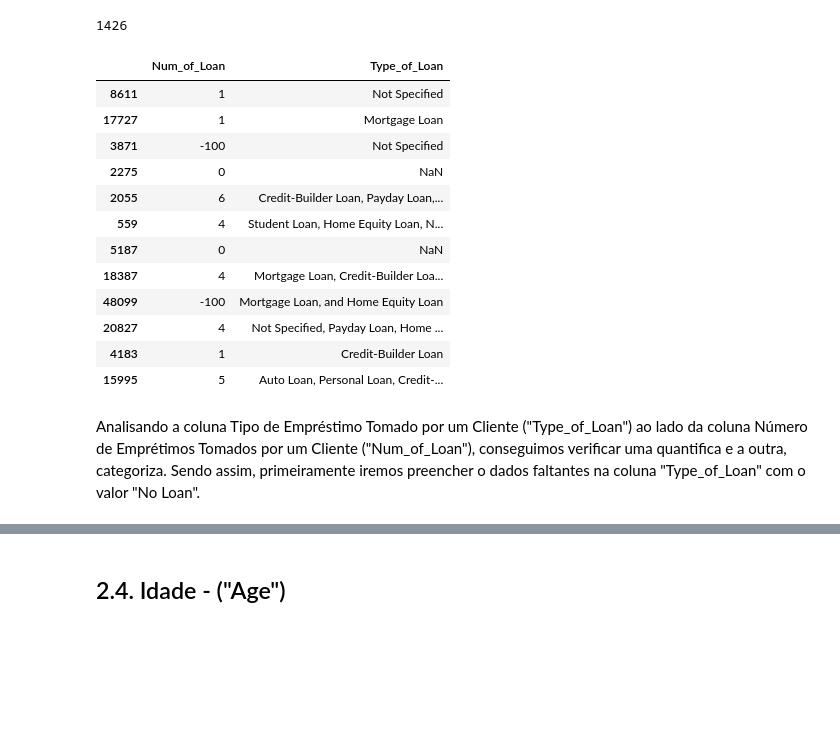
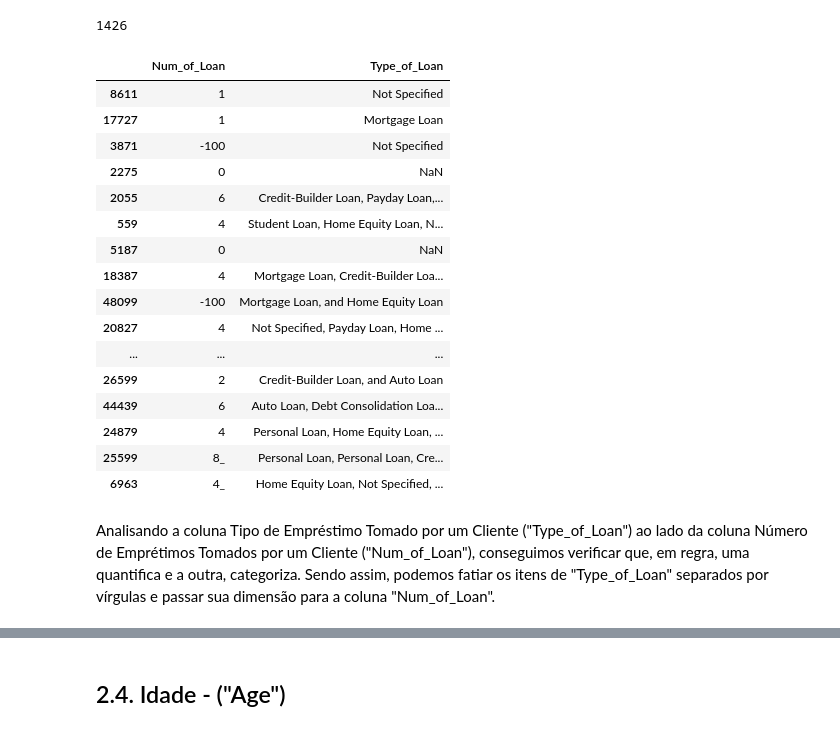
Before and after one commit to julianacamara98/intro_python_2023_ProjetoFinal, a Jupyter notebook: EDA.ipynb, the cells around one changed output, grey strips where cells are left out. Drawn from its saved outputs; the diff is of its cells as text; code cells hidden in the pictures; blank space fills up the shorter version.

```diff
--- a/EDA.ipynb
+++ b/EDA.ipynb
@@ -246,20 +246,24 @@ dados['Type_of_Loan'].isnull().sum()
 # %%
 dados2 = dados.copy()
 colunas = pd.DataFrame(dados2[['Num_of_Loan','Type_of_Loan']])
-colunas.sample(frac=0.001,random_state=54)
+colunas.sample(frac=0.002,random_state=54)
 # %% [output]
 |  | Num_of_Loan | Type_of_Loan |
 | 8611 | 1 | Not Specified |
 | 17727 | 1 | Mortgage Loan |
 | 3871 | -100 | Not Specified |
 | 2275 | 0 | NaN |
 | 2055 | 6 | Credit-Builder Loan, Payday Loan,... |
 | 559 | 4 | Student Loan, Home Equity Loan, N... |
 | 5187 | 0 | NaN |
 | 18387 | 4 | Mortgage Loan, Credit-Builder Loa... |
 | 48099 | -100 | Mortgage Loan, and Home Equity Loan |
 | 20827 | 4 | Not Specified, Payday Loan, Home ... |
-| 4183 | 1 | Credit-Builder Loan |
-| 15995 | 5 | Auto Loan, Personal Loan, Credit-... |
+| ... | ... | ... |
+| 26599 | 2 | Credit-Builder Loan, and Auto Loan |
+| 44439 | 6 | Auto Loan, Debt Consolidation Loa... |
+| 24879 | 4 | Personal Loan, Home Equity Loan, ... |
+| 25599 | 8_ | Personal Loan, Personal Loan, Cre... |
+| 6963 | 4_ | Home Equity Loan, Not Specified, ... |
 # %% [markdown]
-Analisando a coluna Tipo de Empréstimo Tomado por um Cliente ("Type_of_Loan") ao lado da coluna Número de Emprétimos Tomados por um Cliente ("Num_of_Loan"), conseguimos verificar uma quantifica e a outra, categoriza. Sendo assim, primeiramente iremos preencher o dados faltantes na coluna "Type_of_Loan" com o valor "No Loan".
+Analisando a coluna Tipo de Empréstimo Tomado por um Cliente ("Type_of_Loan") ao lado da coluna Número de Emprétimos Tomados por um Cliente ("Num_of_Loan"), conseguimos verificar que, em regra, uma quantifica e a outra, categoriza. Sendo assim, podemos fatiar os itens de "Type_of_Loan" separados por vírgulas e passar sua dimensão para a coluna "Num_of_Loan".
```
Also changed, not shown: parts of 20 cells of this notebook.
